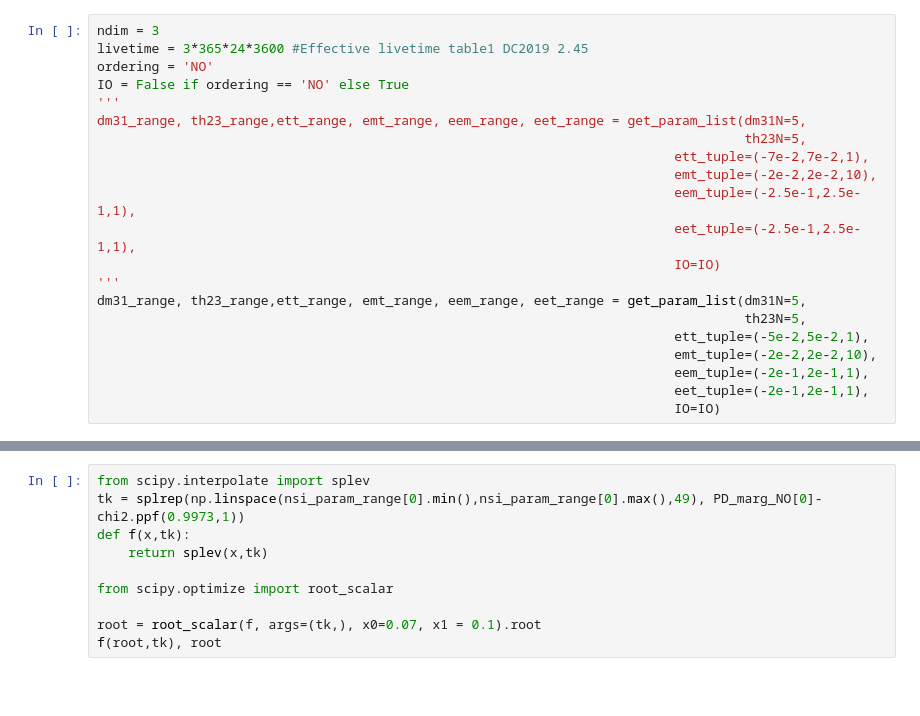
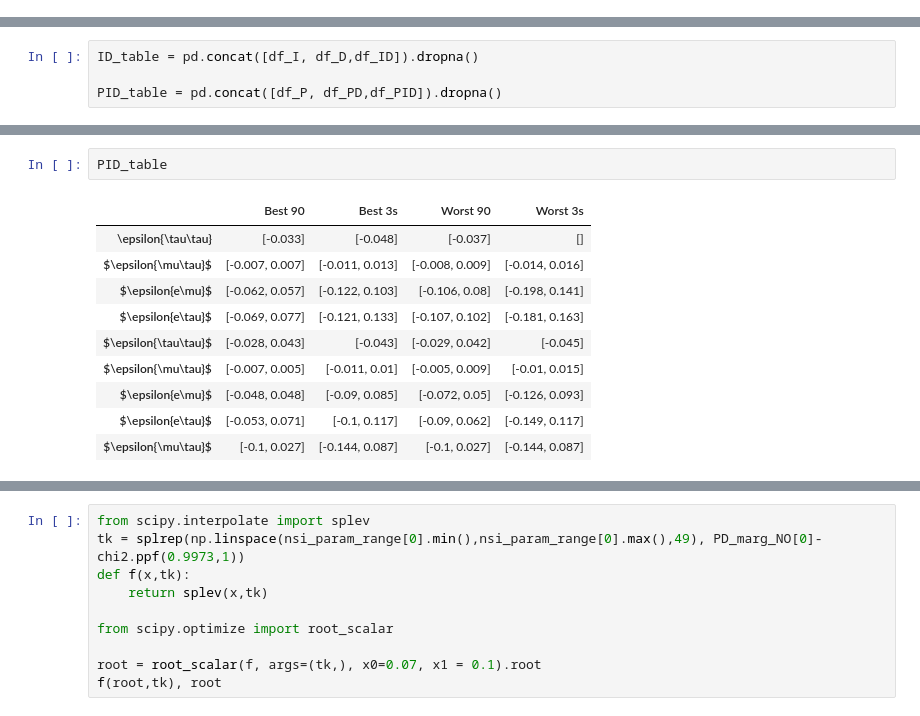
Before and after one commit to Sjoeborg/thesis, a Jupyter notebook: notebooks/joint.ipynb, the cells around one changed output, grey strips where cells are left out. Saved outputs shown, nothing was run; the diff lists cells and outputs as text; blank space fills up the shorter version.

```diff
--- a/notebooks/joint.ipynb
+++ b/notebooks/joint.ipynb
@@ -30,21 +36,0 @@ np.set_printoptions(precision=4)
-# %%
-ndim = 3
-livetime = 3*365*24*3600 #Effective livetime table1 DC2019 2.45
-ordering = 'NO'
-IO = False if ordering == 'NO' else True
-'''
-dm31_range, th23_range,ett_range, emt_range, eem_range, eet_range = get_param_list(dm31N=5,
-                                                                                   th23N=5,
-                                                                          ett_tuple=(-7e-2,7e-2,1),
-                                                                          emt_tuple=(-2e-2,2e-2,10),
-                                                                          eem_tuple=(-2.5e-1,2.5e-1,1),
-                                                                          eet_tuple=(-2.5e-1,2.5e-1,1),
-                                                                          IO=IO)
-'''
-dm31_range, th23_range,ett_range, emt_range, eem_range, eet_range = get_param_list(dm31N=5,
-                                                                                   th23N=5,
-                                                                          ett_tuple=(-5e-2,5e-2,1),
-                                                                          emt_tuple=(-2e-2,2e-2,10),
-                                                                          eem_tuple=(-2e-1,2e-1,1),
-                                                                          eet_tuple=(-2e-1,2e-1,1),
-                                                                          IO=IO)
@@ -467,0 +459,4 @@ $\epsilon_{e\tau}$
+# %%
+ID_table = pd.concat([df_I, df_D,df_ID]).dropna()
+
+PID_table = pd.concat([df_P, df_PD,df_PID]).dropna()
@@ -467,0 +499,13 @@ $\epsilon_{e\tau}$
+# %%
+PID_table
+# %% [output]
+|  | Best 90 | Best 3s | Worst 90 | Worst 3s |
+| \epsilon{\tau\tau} | [-0.033] | [-0.048] | [-0.037] | [] |
+| $\epsilon{\mu\tau}$ | [-0.007, 0.007] | [-0.011, 0.013] | [-0.008, 0.009] | [-0.014, 0.016] |
+| $\epsilon{e\mu}$ | [-0.062, 0.057] | [-0.122, 0.103] | [-0.106, 0.08] | [-0.198, 0.141] |
+| $\epsilon{e\tau}$ | [-0.069, 0.077] | [-0.121, 0.133] | [-0.107, 0.102] | [-0.181, 0.163] |
+| $\epsilon{\tau\tau}$ | [-0.028, 0.043] | [-0.043] | [-0.029, 0.042] | [-0.045] |
+| $\epsilon{\mu\tau}$ | [-0.007, 0.005] | [-0.011, 0.01] | [-0.005, 0.009] | [-0.01, 0.015] |
+| $\epsilon{e\mu}$ | [-0.048, 0.048] | [-0.09, 0.085] | [-0.072, 0.05] | [-0.126, 0.093] |
+| $\epsilon{e\tau}$ | [-0.053, 0.071] | [-0.1, 0.117] | [-0.09, 0.062] | [-0.149, 0.117] |
+| $\epsilon{\mu\tau}$ | [-0.1, 0.027] | [-0.144, 0.087] | [-0.1, 0.027] | [-0.144, 0.087] |
```
Also changed, not shown: parts of 23 cells of this notebook, 12 other files.
